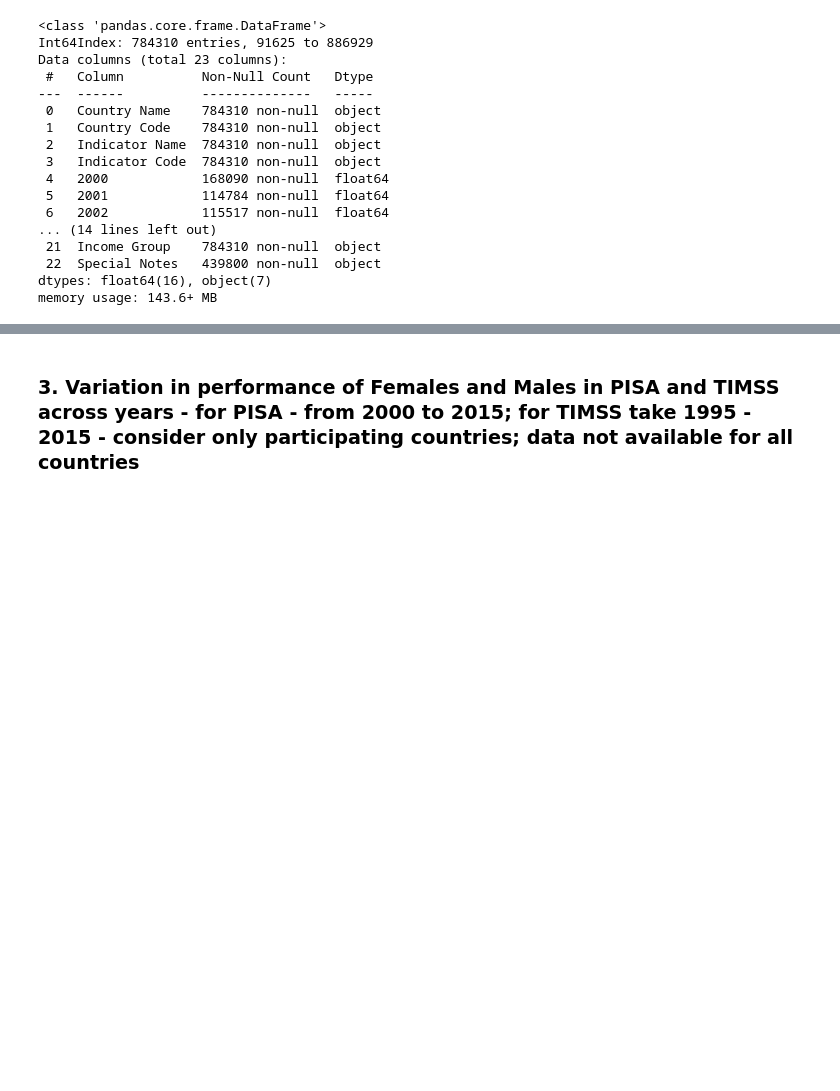
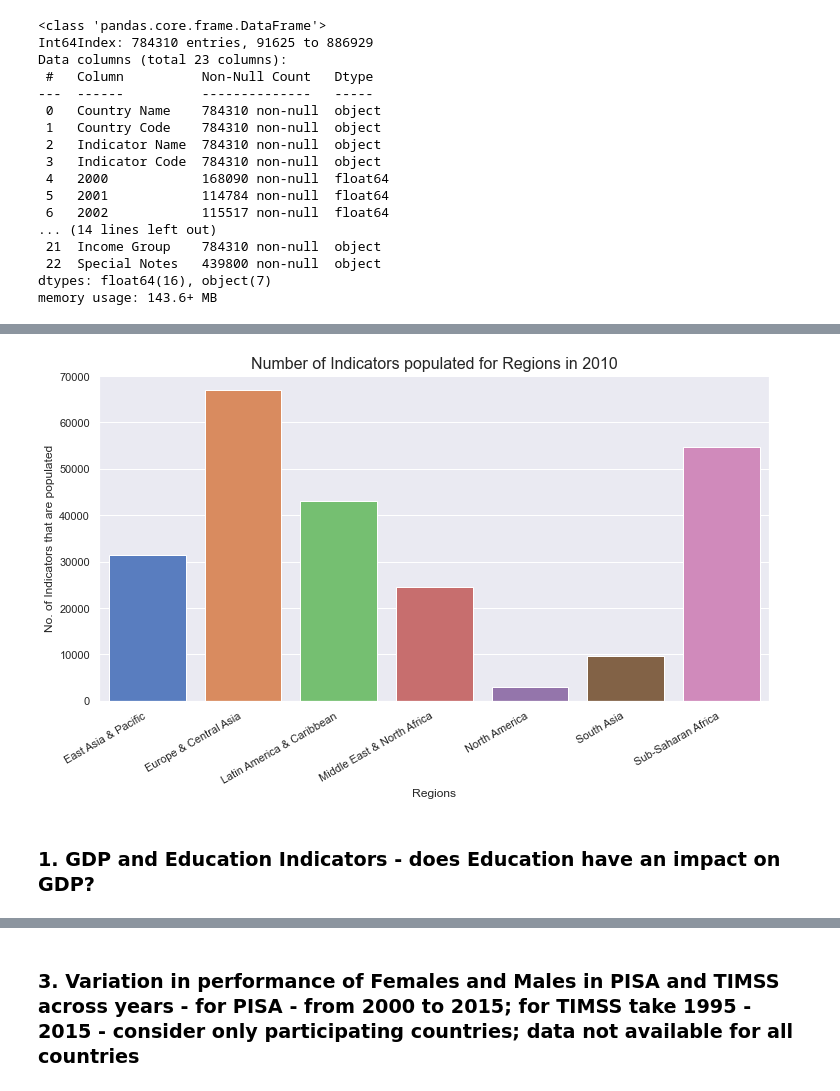
Before and after one commit to nikhilans/global-education-analysis, a Jupyter notebook: CH_Nikhila_N_S_World_Bank_Global_Education_Analysis_Capstone_Project.ipynb, the cells around one changed output, grey strips where cells are left out. Saved outputs shown, nothing was run; the diff lists cells and outputs as text; code cells hidden in the pictures; blank space fills up the shorter version.

```diff
--- a/CH_Nikhila_N_S_World_Bank_Global_Education_Analysis_Capstone_Project.ipynb
+++ b/CH_Nikhila_N_S_World_Bank_Global_Education_Analysis_Capstone_Project.ipynb
@@ -743,0 +598,3 @@ plt.show()
+# %%
+gp1 = df1.groupby('Region')['2010'].count().reset_index()
+gp1
@@ -743,0 +610,13 @@ plt.show()
+# %%
+sns.set_theme()
+fig, ax = plt.subplots(figsize=(12,6))
+colors = sns.color_palette("muted")
+ax = sns.barplot(x="Region", y="2010", data=gp1, palette=colors)
+ax.set(xlabel='Regions',ylabel='No. of Indicators that are populated')
+ax.set_title('Number of Indicators populated for Regions in 2010', fontsize = 16)
+plt.setp(ax.get_xticklabels(), rotation=30, horizontalalignment='right')
+plt.show()
+# %% [output]
+[figure, added]
+# %% [markdown]
+### 1. GDP and Education Indicators - does Education have an impact on GDP?
```
Also changed, not shown: parts of 79 cells of this notebook.
